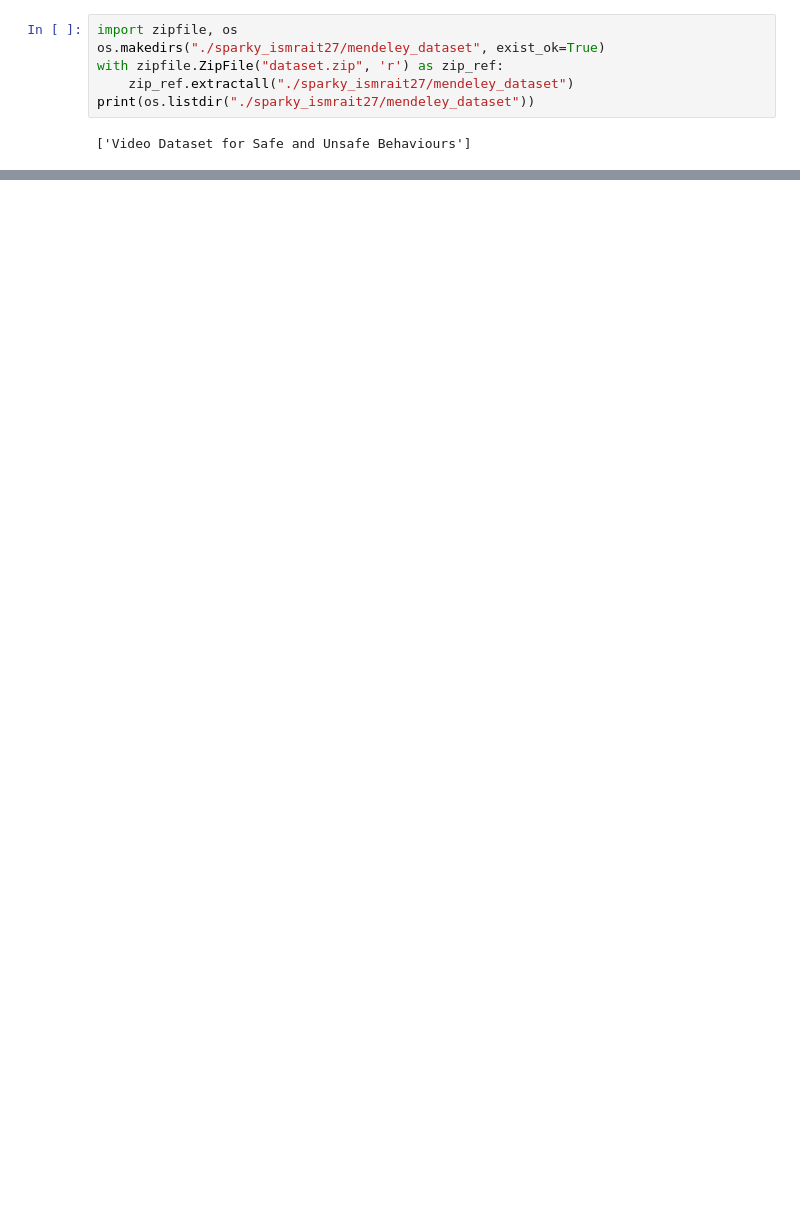
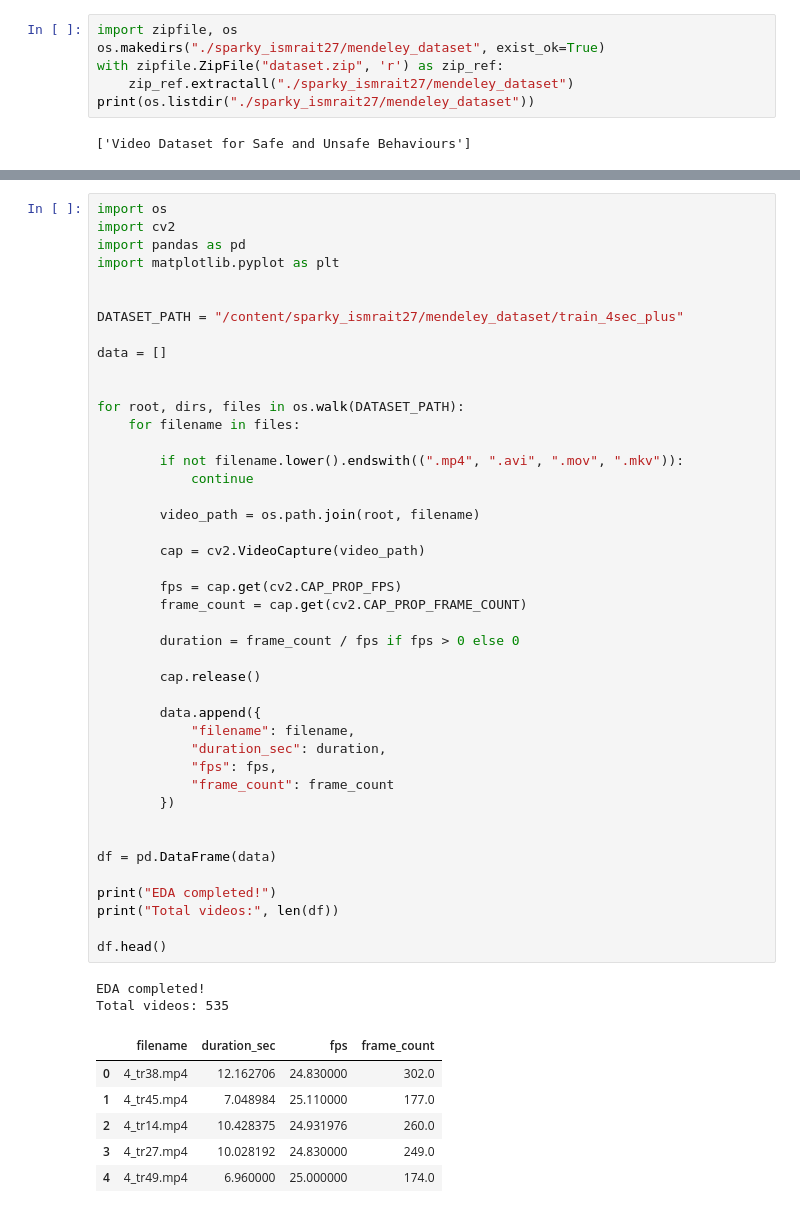
Before and after one commit to sparkiqai-codes/sparky_ismrait27, a Jupyter notebook: Multi_agent_based_Industrial_Safety_Risk_Prediction_with_State_Transition_with_fine_tuned_VLM.ipynb, the cells around one changed output, grey strips where cells are left out. Drawn from its saved outputs; the diff is of its cells as text; blank space fills up the shorter version.

```diff
--- a/Multi_agent_based_Industrial_Safety_Risk_Prediction_with_State_Transition_with_fine_tuned_VLM.ipynb
+++ b/Multi_agent_based_Industrial_Safety_Risk_Prediction_with_State_Transition_with_fine_tuned_VLM.ipynb
@@ -110,0 +189,52 @@ print(os.listdir("./sparky_ismrait27/mendeley_dataset"))
+# %%
+import os
+import cv2
+import pandas as pd
+import matplotlib.pyplot as plt
+
+
+DATASET_PATH = "/content/sparky_ismrait27/mendeley_dataset/train_4sec_plus"
+
+data = []
+
+
+for root, dirs, files in os.walk(DATASET_PATH):
+    for filename in files:
+
+        if not filename.lower().endswith((".mp4", ".avi", ".mov", ".mkv")):
+            continue
+
+        video_path = os.path.join(root, filename)
+
+        cap = cv2.VideoCapture(video_path)
+
+        fps = cap.get(cv2.CAP_PROP_FPS)
+        frame_count = cap.get(cv2.CAP_PROP_FRAME_COUNT)
+
+        duration = frame_count / fps if fps > 0 else 0
+
+        cap.release()
+
+        data.append({
+            "filename": filename,
+            "duration_sec": duration,
+            "fps": fps,
+            "frame_count": frame_count
+        })
+
+
+df = pd.DataFrame(data)
+
+print("EDA completed!")
+print("Total videos:", len(df))
+
+df.head()
+# %% [output]
+EDA completed!
+Total videos: 535
+|  | filename | duration_sec | fps | frame_count |
+| 0 | 4_tr38.mp4 | 12.162706 | 24.830000 | 302.0 |
+| 1 | 4_tr45.mp4 | 7.048984 | 25.110000 | 177.0 |
+| 2 | 4_tr14.mp4 | 10.428375 | 24.931976 | 260.0 |
+| 3 | 4_tr27.mp4 | 10.028192 | 24.830000 | 249.0 |
+| 4 | 4_tr49.mp4 | 6.960000 | 25.000000 | 174.0 |
```
Also changed, not shown: parts of 6 cells of this notebook.
